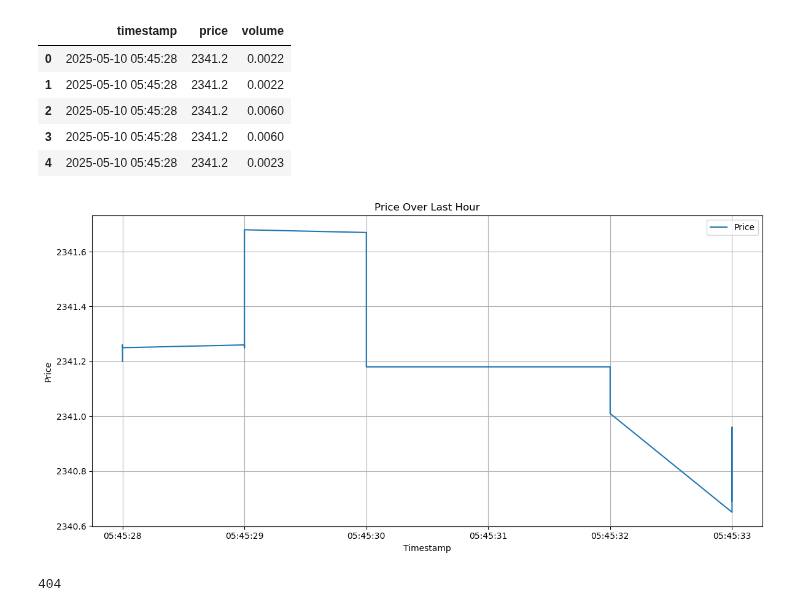
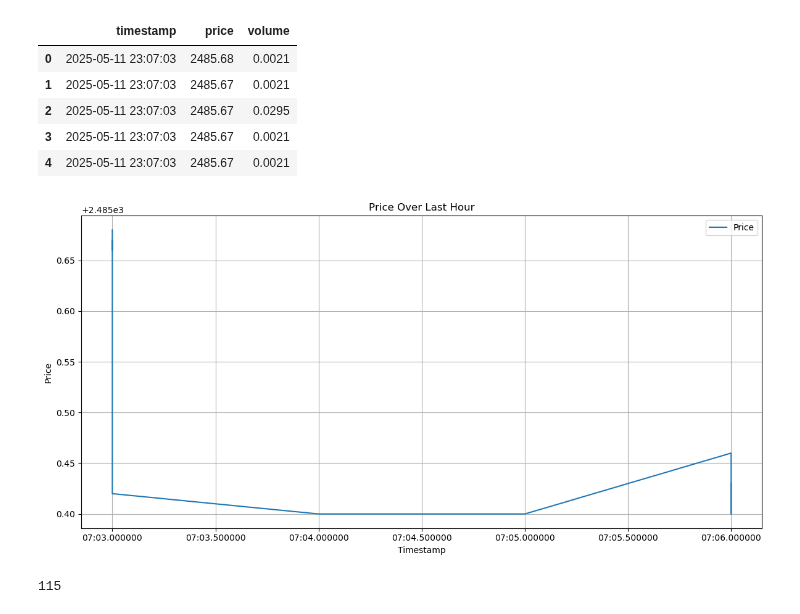
Before and after one commit to ekopen/market_data_stream, a Jupyter notebook: test2.ipynb, the cells around one changed output. Saved outputs shown, nothing was run; the diff lists cells and outputs as text; code cells hidden in the pictures.

```diff
--- a/test2.ipynb
+++ b/test2.ipynb
@@ -13,14 +13,12 @@ client = get_client(
 )
 
 # Define time range
-one_hour_ago = datetime.utcnow() - timedelta(hours=1)
 query = f"""
 SELECT
     timestamp,
     price,
     volume
 FROM price_ticks
-WHERE timestamp >= toDateTime('{one_hour_ago.strftime('%Y-%m-%d %H:%M:%S')}')
 ORDER BY timestamp ASC
 """
 
@@ -32,31 +30,30 @@ df = pd.DataFrame(result.result_rows, columns=['timestamp', 'price', 'volume'])
 df.head()
 # %% [output]
 |  | timestamp | price | volume |
-| 0 | 2025-05-10 05:45:28 | 2341.2 | 0.0022 |
-| 1 | 2025-05-10 05:45:28 | 2341.2 | 0.0022 |
-| 2 | 2025-05-10 05:45:28 | 2341.2 | 0.0060 |
-| 3 | 2025-05-10 05:45:28 | 2341.2 | 0.0060 |
-| 4 | 2025-05-10 05:45:28 | 2341.2 | 0.0023 |
+| 0 | 2025-05-11 23:07:03 | 2485.68 | 0.0021 |
+| 1 | 2025-05-11 23:07:03 | 2485.67 | 0.0021 |
+| 2 | 2025-05-11 23:07:03 | 2485.67 | 0.0295 |
+| 3 | 2025-05-11 23:07:03 | 2485.67 | 0.0021 |
+| 4 | 2025-05-11 23:07:03 | 2485.67 | 0.0021 |
 # %%
-# Ensure timestamp is datetime type
-df['timestamp'] = pd.to_datetime(df['timestamp'])
+
 
 # Plot price over time
 plt.figure(figsize=(12, 6))
 plt.plot(df['timestamp'], df['price'], label='Price')
 plt.title('Price Over Last Hour')
 plt.xlabel('Timestamp')
 plt.ylabel('Price')
 plt.grid(True)
 plt.legend()
 plt.tight_layout()
 plt.show()
 # %% [output]
-[figure, old version]
+[figure, new version]
 # %%
 len(df)  # Display the number of rows in the DataFrame
 # %% [output]
-404
+115
 # %%
 # postgres_plot.py
 
```
Also changed, not shown: parts of 2 cells of this notebook, 3 other files.
